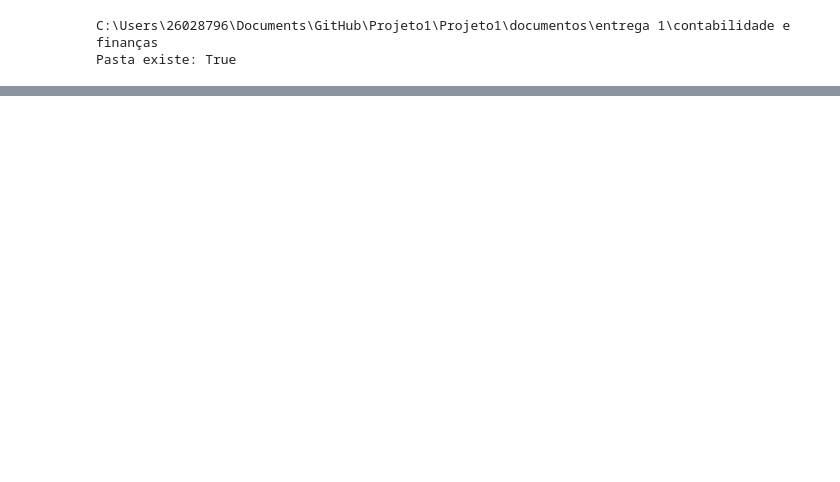
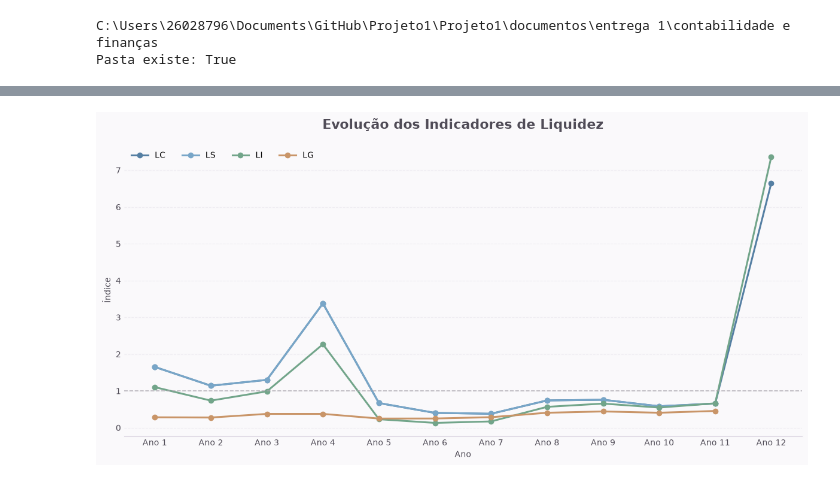
Before and after one commit to 2026-2-NCC4/Projeto1, a Jupyter notebook: notebooks/03_kpis.ipynb, the cells around one changed output, grey strips where cells are left out. Cells and saved outputs as stored; diff of their text form; code cells hidden in the pictures; blank space fills up the shorter version.

```diff
--- a/notebooks/03_kpis.ipynb
+++ b/notebooks/03_kpis.ipynb
@@ -4442,0 +4808,75 @@ Pasta existe: True
+# %%
+CORES_LIQUIDEZ = {
+    "LC": "#557FA3",
+    "LS": "#78A6C8",
+    "LI": "#72A58A",
+    "LG": "#C99568"
+}
+
+COR_TEXTO = "#504C57"
+COR_GRADE = "#DDD8E3"
+COR_FUNDO = "#FAF9FB"
+
+fig, ax = plt.subplots(figsize=(12, 6))
+
+fig.patch.set_facecolor(COR_FUNDO)
+ax.set_facecolor(COR_FUNDO)
+
+for indicador in ["LC", "LS", "LI", "LG"]:
+    ax.plot(
+        comparativo_anual["Ano"],
+        comparativo_anual[indicador],
+        marker="o",
+        linewidth=2.2,
+        color=CORES_LIQUIDEZ[indicador],
+        label=indicador
+    )
+
+ax.axhline(
+    y=1,
+    linestyle="--",
+    linewidth=1.2,
+    color="#A9A5AD",
+    alpha=0.8
+)
+
+ax.set_title(
+    "Evolução dos Indicadores de Liquidez",
+    fontsize=16,
+    fontweight="bold",
+    color=COR_TEXTO,
+    pad=18
+)
+
+ax.set_ylabel("Índice", color=COR_TEXTO)
+ax.set_xlabel("Ano", color=COR_TEXTO)
+
+ax.yaxis.grid(
+    True,
+    linestyle="--",
+    alpha=0.35,
+    color=COR_GRADE
+)
+
+ax.set_axisbelow(True)
+
+for lado in ["top", "right", "left"]:
+    ax.spines[lado].set_visible(False)
+
+ax.spines["bottom"].set_color(COR_GRADE)
+
+ax.tick_params(
+    axis="both",
+    colors=COR_TEXTO,
+    length=0
+)
+
+ax.legend(
+    frameon=False,
+    ncol=4
+)
+
+plt.tight_layout()
+plt.show()
+# %% [output]
+[figure, added]
```
Also changed, not shown: parts of 19 cells of this notebook.
